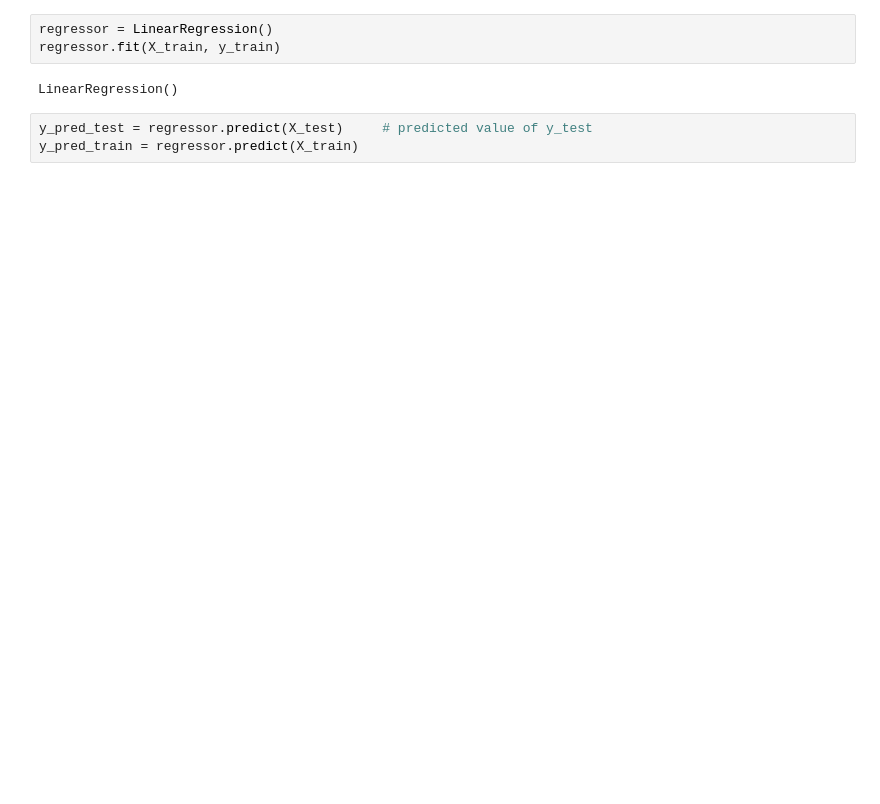
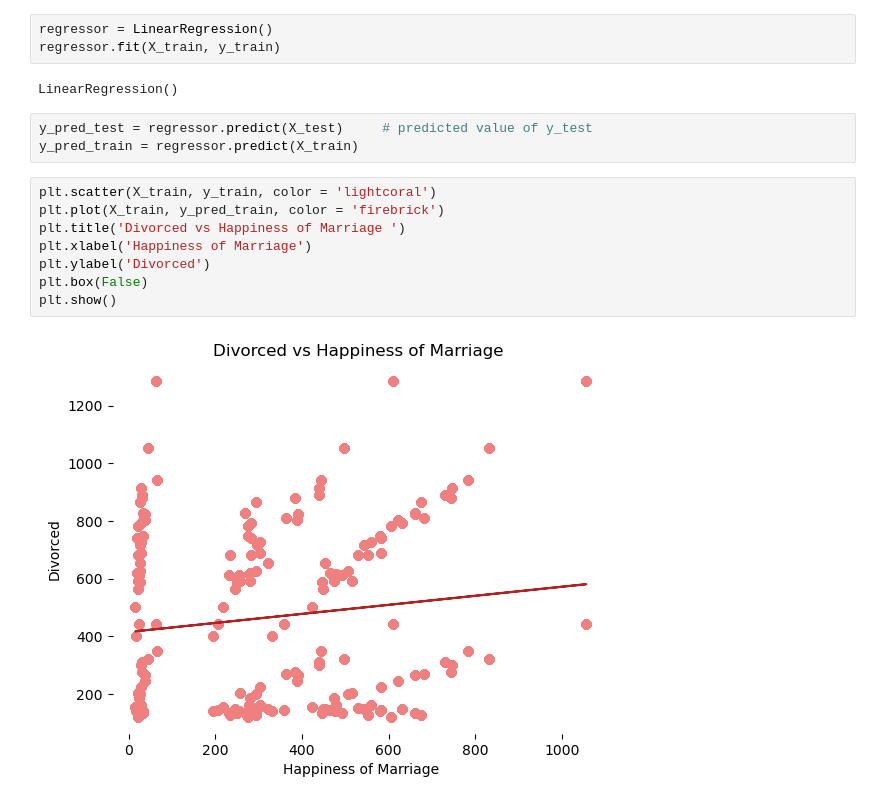
Before and after one commit to ninaysabel/DS4002P2, a Jupyter notebook: Scripts/Project2M1.ipynb, the cells around one changed output. Cells and saved outputs as stored; diff of their text form; blank space fills up the shorter version.

```diff
--- a/Scripts/Project2M1.ipynb
+++ b/Scripts/Project2M1.ipynb
@@ -349,3 +301,13 @@ LinearRegression()
 # %%
 y_pred_test = regressor.predict(X_test)     # predicted value of y_test
 y_pred_train = regressor.predict(X_train)
+# %%
+plt.scatter(X_train, y_train, color = 'lightcoral')
+plt.plot(X_train, y_pred_train, color = 'firebrick')
+plt.title('Divorced vs Happiness of Marriage ')
+plt.xlabel('Happiness of Marriage')
+plt.ylabel('Divorced')
+plt.box(False)
+plt.show()
+# %% [output]
+[figure, added]
```
Also changed, not shown: parts of 41 cells of this notebook.
